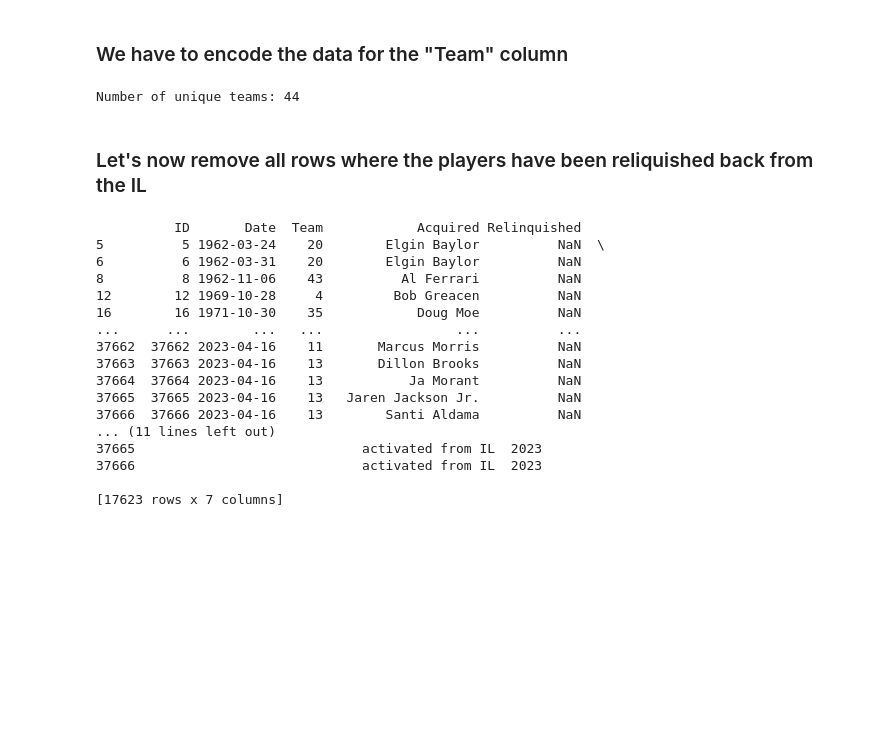
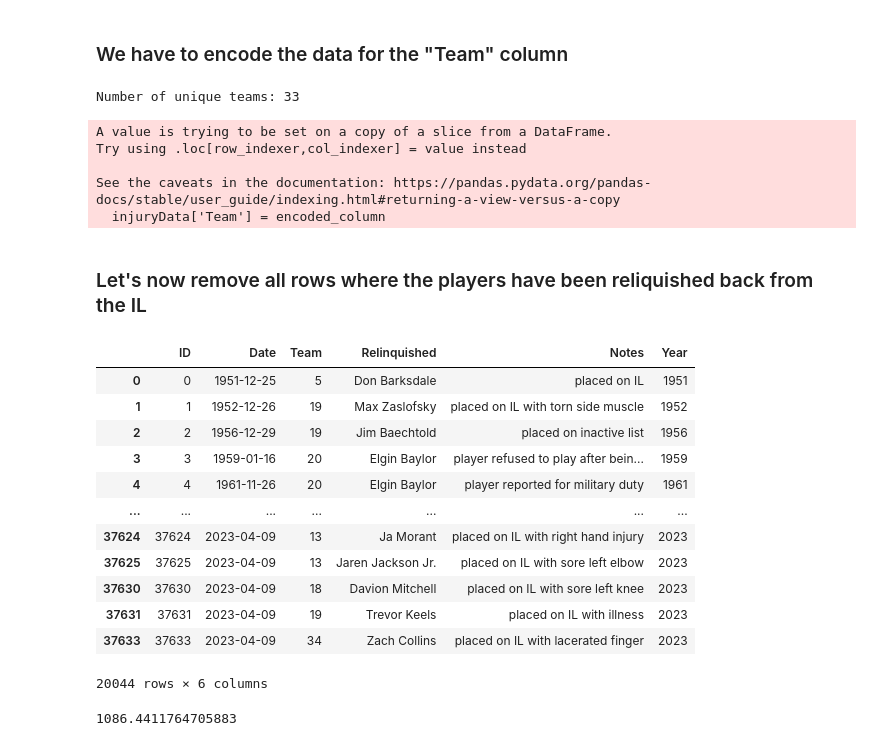
Before and after one commit to adc1021/NBAInjuryPredictor, a Jupyter notebook: notebooks/Forecasting.ipynb, the cells around one changed output. Cells and saved outputs as stored; diff of their text form; code cells hidden in the pictures; blank space fills up the shorter version.

```diff
--- a/notebooks/Forecasting.ipynb
+++ b/notebooks/Forecasting.ipynb
@@ -74,3 +77,6 @@ Year: 2022 Injuries: 2384
 ---------------------------------------------
 Year: 2023 Injuries: 985
 ---------------------------------------------
+# %%
+# Now let's remove all the rows from the data frame that have data before 1990
+injuryData = injuryData[injuryData['Year'] >= 1990]
@@ -93,29 +105,36 @@ injuryData['Team'] = encoded_column
 unique_values = injuryData['Team'].nunique()
 print("Number of unique teams:", unique_values)
 # %% [output]
-Number of unique teams: 44
+Number of unique teams: 33
+A value is trying to be set on a copy of a slice from a DataFrame.
+Try using .loc[row_indexer,col_indexer] = value instead
+
+See the caveats in the documentation: https://pandas.pydata.org/pandas-docs/stable/user_guide/indexing.html#returning-a-view-versus-a-copy
+  injuryData['Team'] = encoded_column
 # %% [markdown]
 ### Let's now remove all rows where the players have been reliquished back from the IL
 # %%
 # Removing the relinquished column removes all duplicates
-filtered_data = injuryData[injuryData['Relinquished'].isna()]
+injuryData = injuryData[injuryData['Acquired'].isna()]
+del injuryData['Acquired']
 # %%
-print(filtered_data)
+injuryData
 # %% [output]
+|  | ID | Date | Team | Relinquished | Notes | Year |
+| 0 | 0 | 1951-12-25 | 5 | Don Barksdale | placed on IL | 1951 |
+| 1 | 1 | 1952-12-26 | 19 | Max Zaslofsky | placed on IL with torn side muscle | 1952 |
+| 2 | 2 | 1956-12-29 | 19 | Jim Baechtold | placed on inactive list | 1956 |
+| 3 | 3 | 1959-01-16 | 20 | Elgin Baylor | player refused to play after bein... | 1959 |
+| 4 | 4 | 1961-11-26 | 20 | Elgin Baylor | player reported for military duty | 1961 |
+| ... | ... | ... | ... | ... | ... | ... |
+| 37624 | 37624 | 2023-04-09 | 13 | Ja Morant | placed on IL with right hand injury | 2023 |
+| 37625 | 37625 | 2023-04-09 | 13 | Jaren Jackson Jr. | placed on IL with sore left elbow | 2023 |
+| 37630 | 37630 | 2023-04-09 | 18 | Davion Mitchell | placed on IL with sore left knee | 2023 |
+| 37631 | 37631 | 2023-04-09 | 19 | Trevor Keels | placed on IL with illness | 2023 |
+| 37633 | 37633 | 2023-04-09 | 34 | Zach Collins | placed on IL with lacerated finger | 2023 |
-          ID       Date  Team            Acquired Relinquished
-5          5 1962-03-24    20        Elgin Baylor          NaN  \
-6          6 1962-03-31    20        Elgin Baylor          NaN
-8          8 1962-11-06    43          Al Ferrari          NaN
-12        12 1969-10-28     4         Bob Greacen          NaN
-16        16 1971-10-30    35            Doug Moe          NaN
-...      ...        ...   ...                 ...          ...
-37662  37662 2023-04-16    11       Marcus Morris          NaN
-37663  37663 2023-04-16    13       Dillon Brooks          NaN
-37664  37664 2023-04-16    13           Ja Morant          NaN
-37665  37665 2023-04-16    13   Jaren Jackson Jr.          NaN
-37666  37666 2023-04-16    13        Santi Aldama          NaN
-... (11 lines left out)
-37665                             activated from IL  2023
-37666                             activated from IL  2023
-
-[17623 rows x 7 columns]
+20044 rows × 6 columns
+# %%
+injury_numbers_list = list(yearly_injuries.values())
+print(np.mean(injury_numbers_list, axis=0))
+# %% [output]
+1086.4411764705883
```
Also changed, not shown: parts of 6 cells of this notebook.
